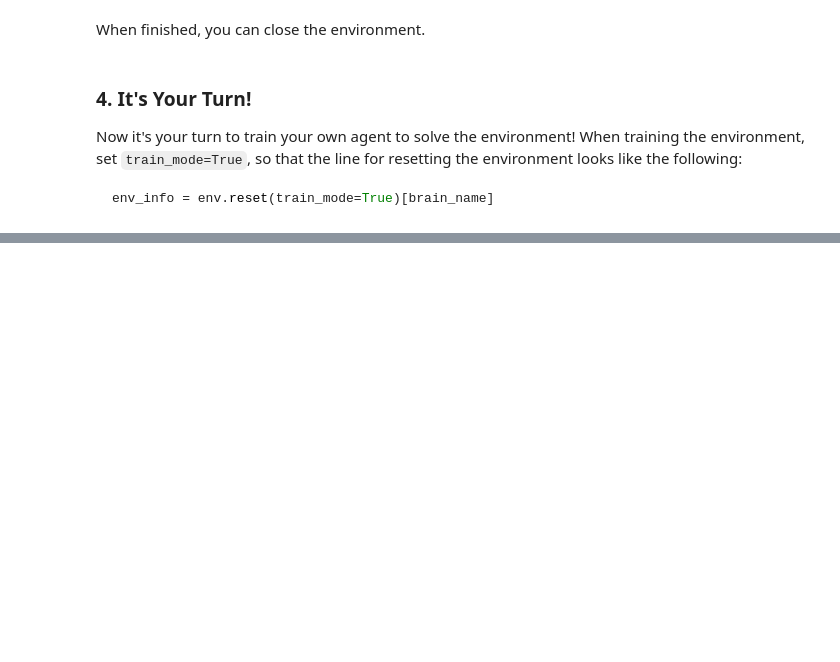
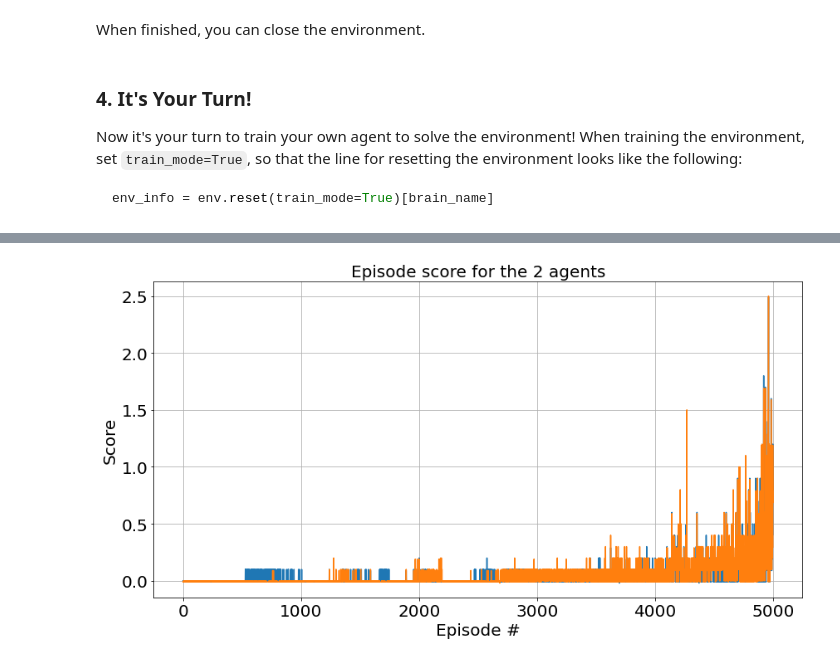
Before and after one commit to stingram/DRL_Collaboration_Competition, a Jupyter notebook: Tennis.ipynb, the cells around one changed output, grey strips where cells are left out. Saved outputs shown, nothing was run; the diff lists cells and outputs as text; code cells hidden in the pictures; blank space fills up the shorter version.

```diff
--- a/Tennis.ipynb
+++ b/Tennis.ipynb
@@ -128,0 +210,2 @@ env_info = env.reset(train_mode=True)[brain_name]
+# %%
+all_scores = train_maddpg()
@@ -128,0 +295,18 @@ env_info = env.reset(train_mode=True)[brain_name]
+# %%
+import pickle
+with open('all_scores.pkl', 'wb') as f:
+    pickle.dump(all_scores, f)
+
+import matplotlib.pyplot as plt
+fig = plt.figure(figsize=(14,7))
+ax = fig.add_subplot(111)
+plt.plot(np.arange(1, len(all_scores)+1), all_scores)
+plt.ylabel('Score', fontsize=20)
+plt.xlabel('Episode #',fontsize=20)
+plt.title("Episode score for the 2 agents", fontsize=20)
+plt.rc('xtick', labelsize=20)
+plt.rc('ytick', labelsize=20)
+plt.grid()
+plt.show()
+# %% [output]
+[figure, added]
```
Also changed, not shown: parts of 6 cells of this notebook, 21 other files.
